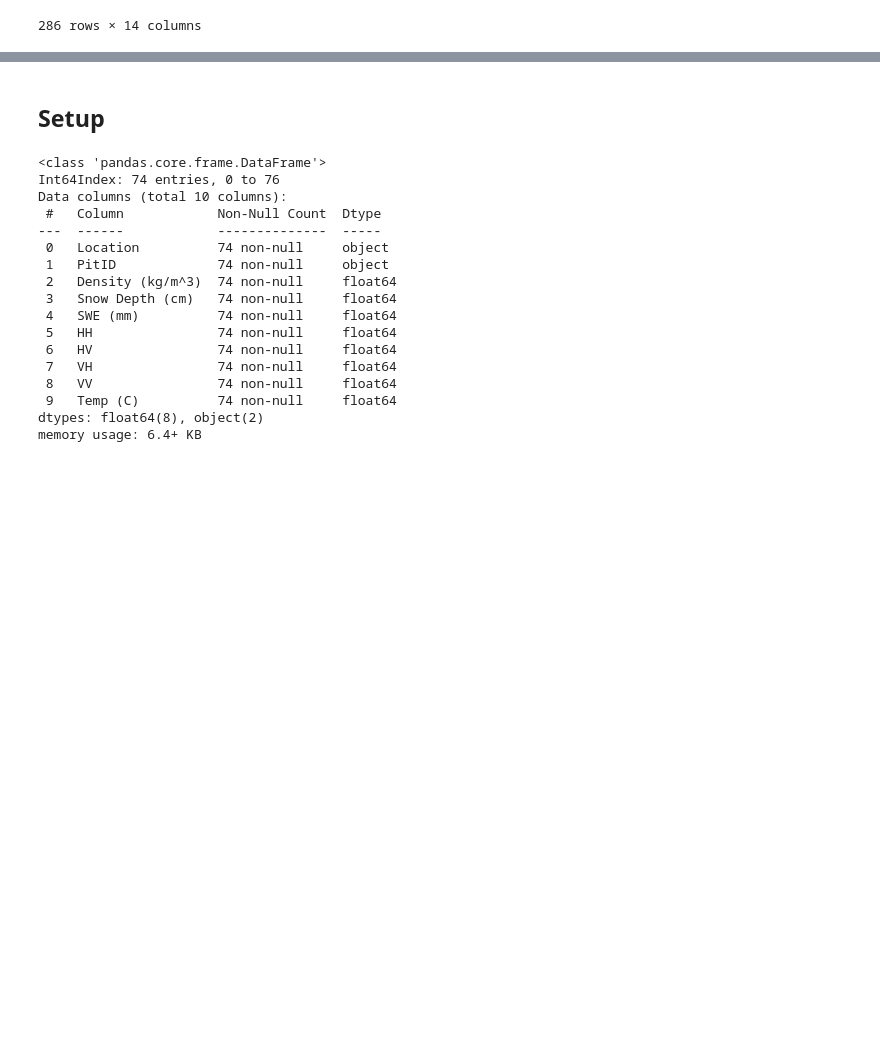
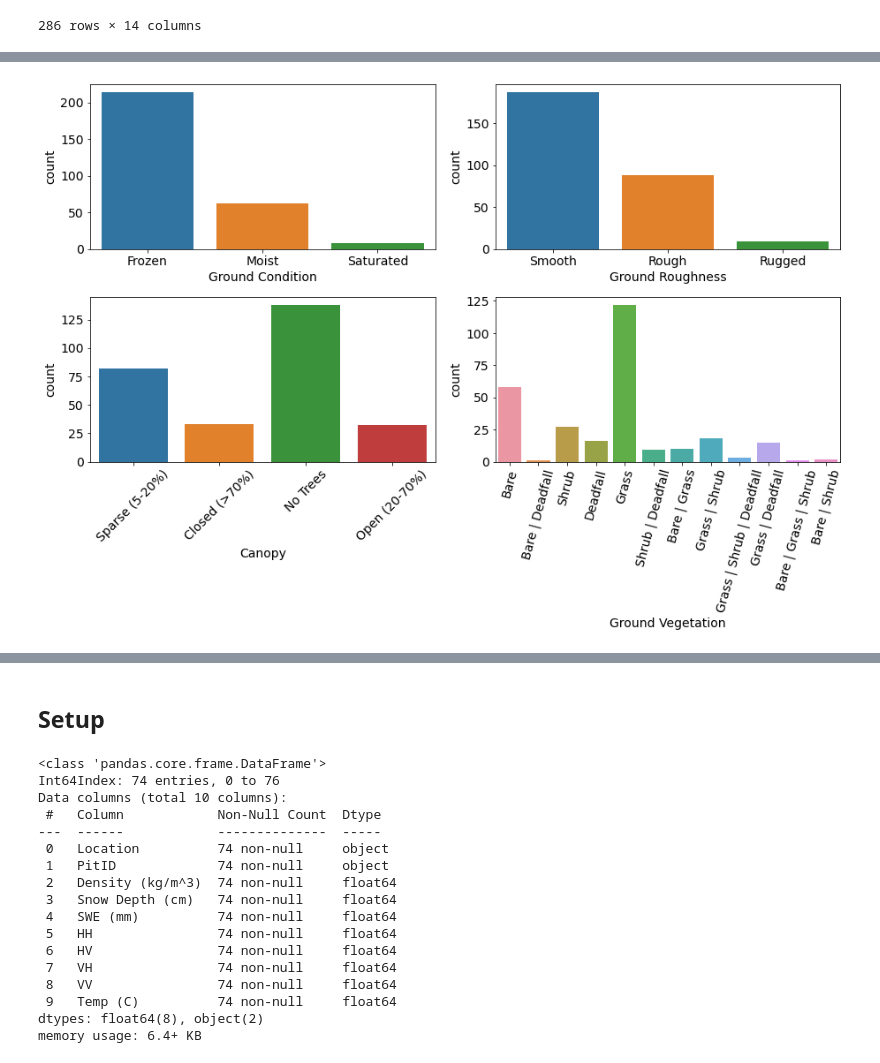
Before and after one commit to Surfix/all_notescripts, a Jupyter notebook: Radar-Backscatter/uavsar_pits_exploration_modelling_v2.ipynb, the cells around one changed output, grey strips where cells are left out. Drawn from its saved outputs; the diff is of its cells as text; code cells hidden in the pictures; blank space fills up the shorter version.

```diff
--- a/Radar-Backscatter/uavsar_pits_exploration_modelling_v2.ipynb
+++ b/Radar-Backscatter/uavsar_pits_exploration_modelling_v2.ipynb
@@ -179,0 +183,14 @@ uavsar_pits
+# %%
+#plot the categorical data
+fig, axs = plt.subplots(nrows= 2, ncols= 2, figsize = (13,9))
+sns.countplot(data = uavsar_pits, x = 'Ground Condition', ax= axs[0,0])
+sns.countplot(data = uavsar_pits, x = 'Ground Roughness', ax= axs[0,1])
+sns.countplot(data = uavsar_pits, x = 'Canopy', ax= axs[1,0])
+axs[1,0].tick_params(axis = 'x', rotation = 45)
+sns.countplot(data = uavsar_pits, x = 'Ground Vegetation', ax= axs[1,1])
+axs[1,1].tick_params(axis = 'x', rotation = 75)
+
+
+plt.tight_layout()
+# %% [output]
+[figure, added]
```
Also changed, not shown: parts of 3 cells of this notebook.
